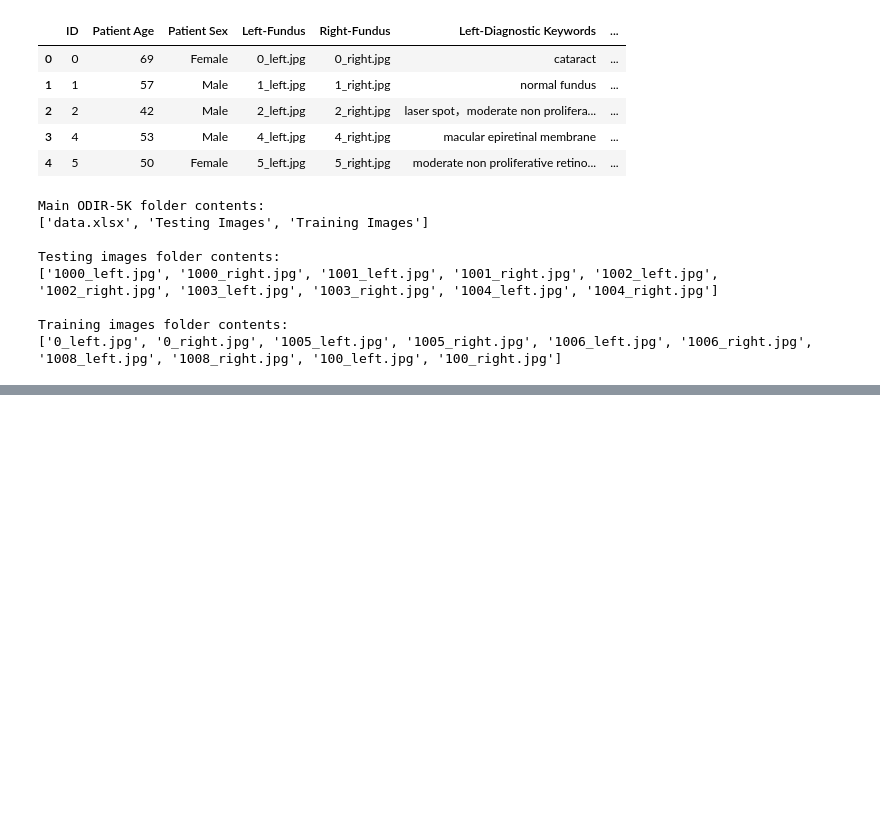
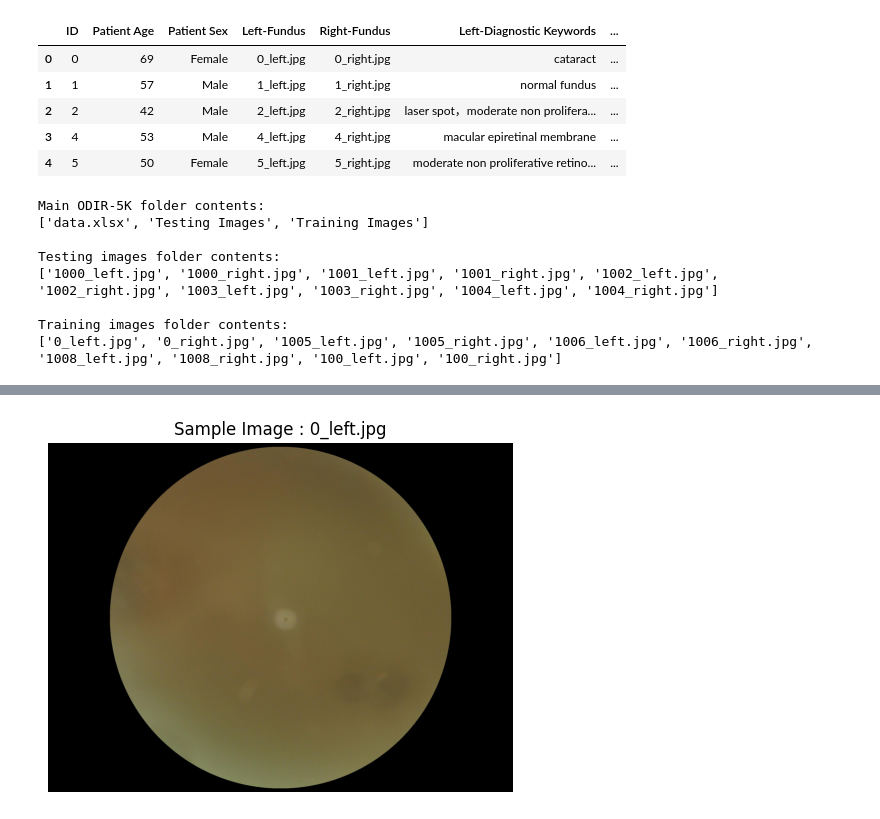
Before and after one commit to Arundhuti2000/ocular_eye_disease_detection, a Jupyter notebook: ocular_eye_detection.ipynb, the cells around one changed output, grey strips where cells are left out. Cells and saved outputs as stored; diff of their text form; code cells hidden in the pictures; blank space fills up the shorter version.

```diff
--- a/ocular_eye_detection.ipynb
+++ b/ocular_eye_detection.ipynb
@@ -88,0 +120,15 @@ print(preprocessed_files[:10])
+# %%
+# get a valid image file path from training_images
+sample_training_image_path = get_image_file_path(training_images_path)
+if sample_training_image_path:
+    sample_training_image = Image.open(sample_training_image_path)
+
+    plt.figure(figsize=(6,6))
+    plt.imshow(sample_training_image)
+    plt.title(f"Sample Image : {os.path.basename(sample_training_image_path)}")
+    plt.axis('off')
+    plt.show()
+else:
+    print("No valid image files found in training_images")
+# %% [output]
+[figure, added]
```
Also changed, not shown: parts of 15 cells of this notebook.
